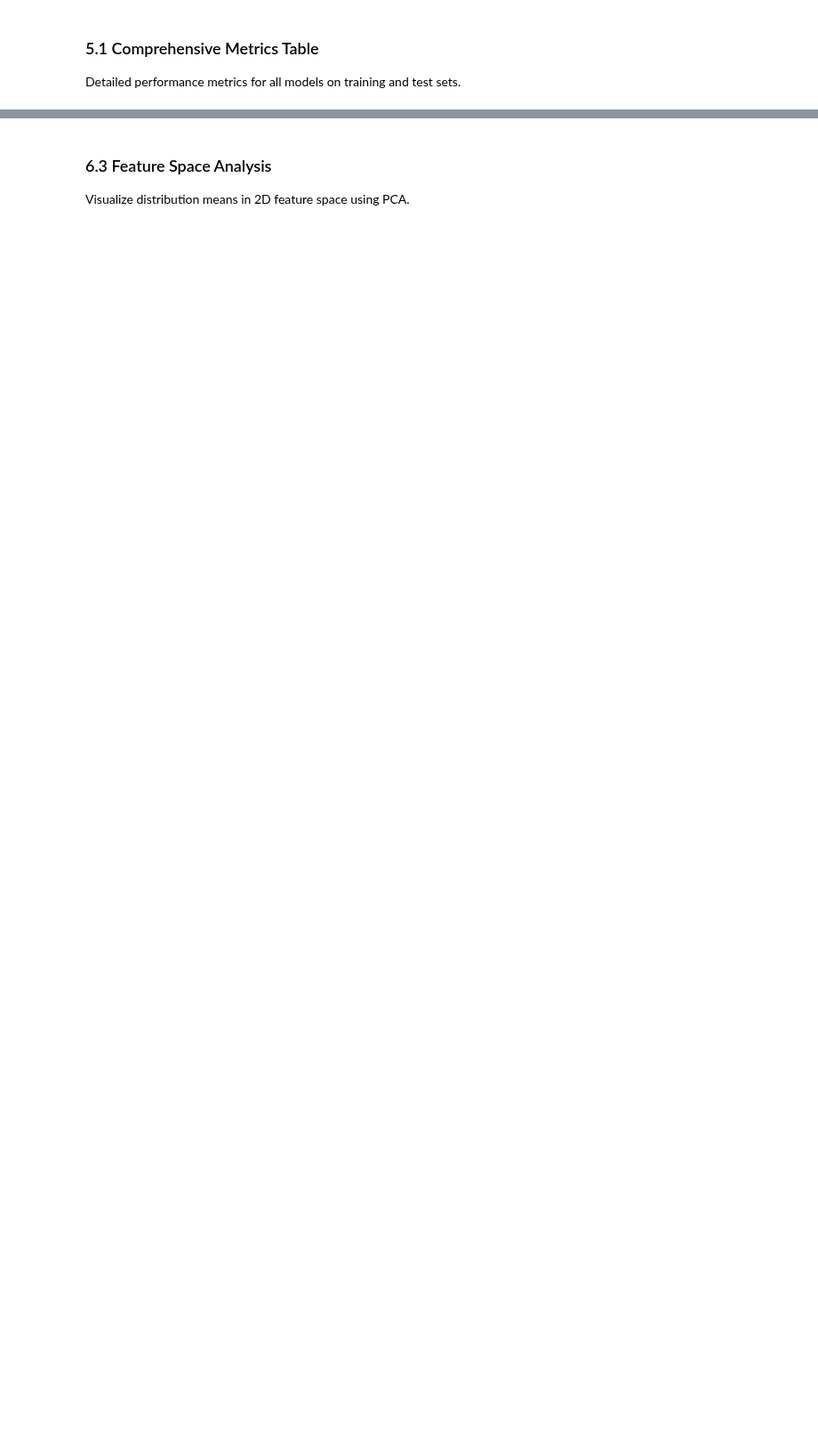
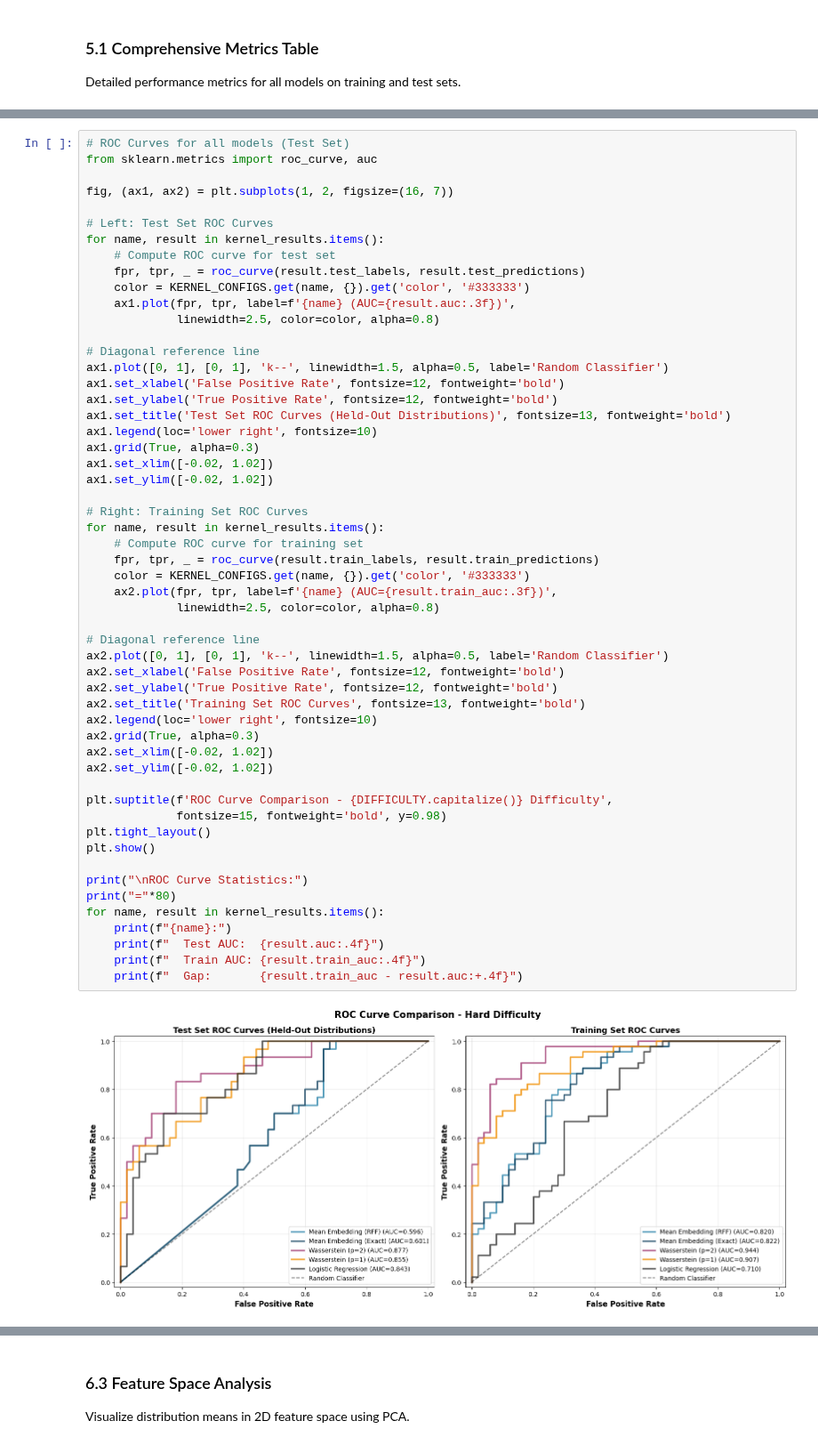
Before and after one commit to mrecos/KLRFome_JAX, a Jupyter notebook: notebooks/02_kernel_comparison.ipynb, the cells around one changed output, grey strips where cells are left out. Shown at 89% size. Drawn from its saved outputs; the diff is of its cells as text; blank space fills up the shorter version.

```diff
--- a/notebooks/02_kernel_comparison.ipynb
+++ b/notebooks/02_kernel_comparison.ipynb
@@ -909,0 +1647,56 @@ Mean Embedding (Exact):
+# %%
+# ROC Curves for all models (Test Set)
+from sklearn.metrics import roc_curve, auc
+
+fig, (ax1, ax2) = plt.subplots(1, 2, figsize=(16, 7))
+
+# Left: Test Set ROC Curves
+for name, result in kernel_results.items():
+    # Compute ROC curve for test set
+    fpr, tpr, _ = roc_curve(result.test_labels, result.test_predictions)
+    color = KERNEL_CONFIGS.get(name, {}).get('color', '#333333')
+    ax1.plot(fpr, tpr, label=f'{name} (AUC={result.auc:.3f})',
+             linewidth=2.5, color=color, alpha=0.8)
+
+# Diagonal reference line
+ax1.plot([0, 1], [0, 1], 'k--', linewidth=1.5, alpha=0.5, label='Random Classifier')
+ax1.set_xlabel('False Positive Rate', fontsize=12, fontweight='bold')
+ax1.set_ylabel('True Positive Rate', fontsize=12, fontweight='bold')
+ax1.set_title('Test Set ROC Curves (Held-Out Distributions)', fontsize=13, fontweight='bold')
+ax1.legend(loc='lower right', fontsize=10)
+ax1.grid(True, alpha=0.3)
+ax1.set_xlim([-0.02, 1.02])
+ax1.set_ylim([-0.02, 1.02])
+
+# Right: Training Set ROC Curves
+for name, result in kernel_results.items():
+    # Compute ROC curve for training set
+    fpr, tpr, _ = roc_curve(result.train_labels, result.train_predictions)
+    color = KERNEL_CONFIGS.get(name, {}).get('color', '#333333')
+    ax2.plot(fpr, tpr, label=f'{name} (AUC={result.train_auc:.3f})',
+             linewidth=2.5, color=color, alpha=0.8)
+
+# Diagonal reference line
+ax2.plot([0, 1], [0, 1], 'k--', linewidth=1.5, alpha=0.5, label='Random Classifier')
+ax2.set_xlabel('False Positive Rate', fontsize=12, fontweight='bold')
+ax2.set_ylabel('True Positive Rate', fontsize=12, fontweight='bold')
+ax2.set_title('Training Set ROC Curves', fontsize=13, fontweight='bold')
+ax2.legend(loc='lower right', fontsize=10)
+ax2.grid(True, alpha=0.3)
+ax2.set_xlim([-0.02, 1.02])
+ax2.set_ylim([-0.02, 1.02])
+
+plt.suptitle(f'ROC Curve Comparison - {DIFFICULTY.capitalize()} Difficulty',
+             fontsize=15, fontweight='bold', y=0.98)
+plt.tight_layout()
+plt.show()
+
+print("\nROC Curve Statistics:")
+print("="*80)
+for name, result in kernel_results.items():
+    print(f"{name}:")
+    print(f"  Test AUC:  {result.auc:.4f}")
+    print(f"  Train AUC: {result.train_auc:.4f}")
+    print(f"  Gap:       {result.train_auc - result.auc:+.4f}")
+# %% [output]
+[figure, added]
```
Also changed, not shown: parts of 27 cells of this notebook.
